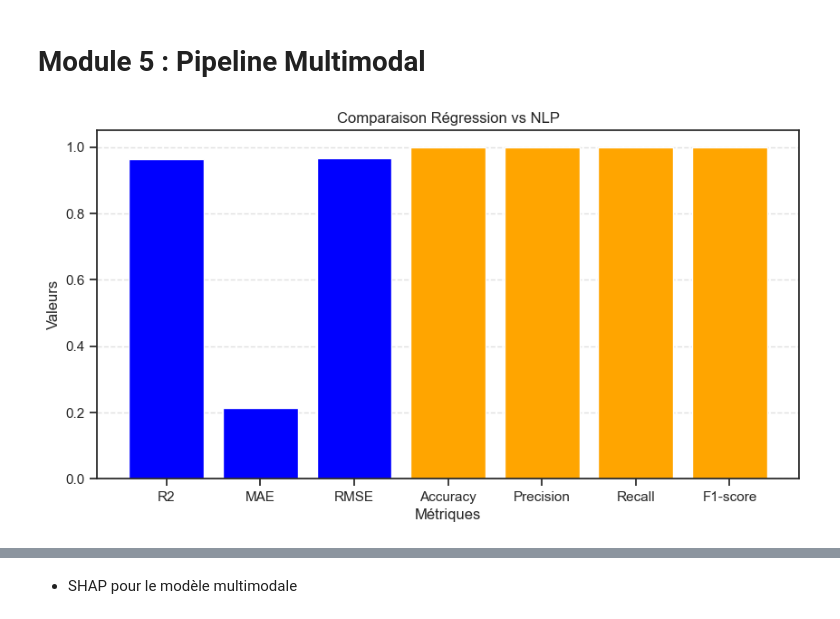
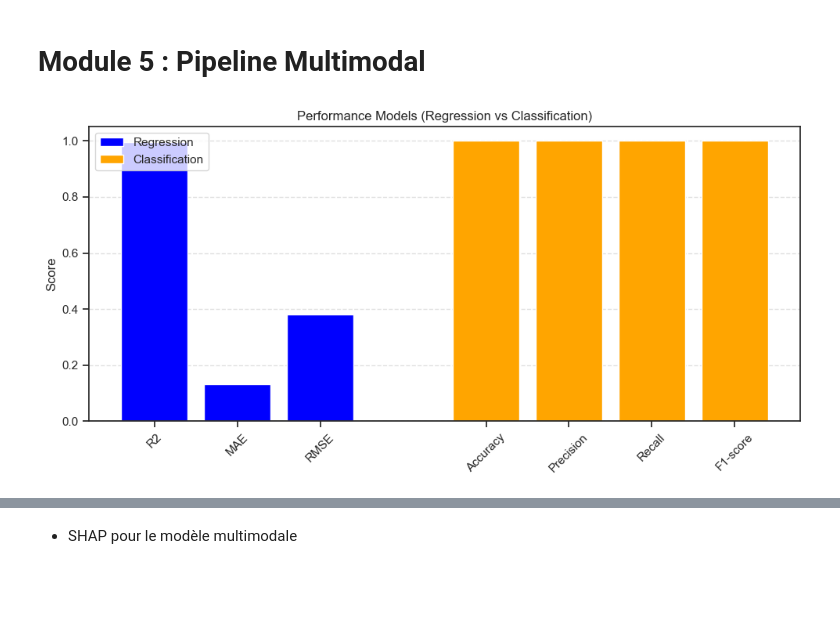
Before and after one commit to Test123599/ECOML, a Jupyter notebook: TpStandard - Copie.ipynb, the cells around one changed output, grey strips where cells are left out. Saved outputs shown, nothing was run; the diff lists cells and outputs as text; code cells hidden in the pictures; blank space fills up the shorter version.

```diff
--- a/TpStandard - Copie.ipynb
+++ b/TpStandard - Copie.ipynb
@@ -467,5 +483,5 @@ Name: count, dtype: int64
 # %%
-cols = ["Poids", "Volume", "Conductivite", "Opacite", "Prix_Revente"]
+cols = ["Conductivite", "Prix_Revente"]
 
 for col in cols:
     Q1 = df[col].quantile(0.25)
@@ -484,3 +495,21 @@ print(pourcentage)
+# %%
+import numpy as np
+
+cols = ["Poids", "Volume", "Opacite"]
+
+for col in cols:
+
+    Q1 = df[col].quantile(0.25)
+    Q3 = df[col].quantile(0.75)
+    IQR = Q3 - Q1
+
+    lower = Q1 - 1.5 * IQR
+    upper = Q3 + 1.5 * IQR
+
+    median = df[col].median()
+
+    # remplacer outliers par la médiane
+    df.loc[(df[col] < lower) | (df[col] > upper), col] = median
 # %%
 df.Categorie.value_counts()
 # %% [output]
@@ -3425,53 +4287,52 @@ verre fragile utilisé pour les fenêtres => Verre
 # %%
 import matplotlib.pyplot as plt
 import numpy as np
 from sklearn.metrics import r2_score, mean_absolute_error, mean_squared_error
 from sklearn.metrics import accuracy_score, precision_score, recall_score, f1_score
 
 # ===============================
-# 1) Metrics
+# 1) REGRESSION METRICS
 # ===============================
-
-# Régression
-reg_metrics = {
-    "R2": r2_score(y_test_reg, y_pred_cat),
-    "MAE": mean_absolute_error(y_test_reg, y_pred_cat),
-    "RMSE": np.sqrt(mean_squared_error(y_test_reg, y_pred_cat))
-}
-
-# NLP
-nlp_metrics = {
-    "Accuracy": accuracy_score(y_test, y_pred_final),
-    "Precision": precision_score(y_test, y_pred_final, average="weighted", zero_division=0),
-    "Recall": recall_score(y_test, y_pred_final, average="weighted", zero_division=0),
-    "F1-score": f1_score(y_test, y_pred_final, average="weighted", zero_division=0)
-}
+reg_labels = ["R2", "MAE", "RMSE"]
+reg_values = [
+    r2_score(y_test_reg, y_pred_cat),
+    mean_absolute_error(y_test_reg, y_pred_cat),
+    np.sqrt(mean_squared_error(y_test_reg, y_pred_cat))
+]
 
 # ===============================
-# 2) Fusion des données
+# 2) CLASSIFICATION METRICS
 # ===============================
-
-labels = list(reg_metrics.keys()) + list(nlp_metrics.keys())
-values = list(reg_metrics.values()) + list(nlp_metrics.values())
-
-colors = ["blue"] * len(reg_metrics) + ["orange"] * len(nlp_metrics)
+clf_labels = ["Accuracy", "Precision", "Recall", "F1-score"]
+clf_values = [
+    accuracy_score(y_test, y_pred_final),
+    precision_score(y_test, y_pred_final, average="weighted", zero_division=0),
+    recall_score(y_test, y_pred_final, average="weighted", zero_division=0),
+    f1_score(y_test, y_pred_final, average="weighted", zero_division=0)
+]
 
 # ===============================
-# 3) Graphique UNIQUE
+# 3) PLOT (2 GROUPS CLEAR)
 # ===============================
+plt.figure(figsize=(10,5))
 
-plt.figure(figsize=(10,5))
-plt.bar(labels, values, color=colors)
+x1 = np.arange(len(reg_labels))
+x2 = np.arange(len(clf_labels)) + len(reg_labels) + 1
 
-plt.title("Comparaison Régression vs NLP")
-plt.xlabel("Métriques")
-plt.ylabel("Valeurs")
+plt.bar(x1, reg_values, color="blue", label="Regression")
+plt.bar(x2, clf_values, color="orange", label="Classification")
 
+plt.xticks(list(x1) + list(x2), reg_labels + clf_labels, rotation=45)
+
+plt.title("Performance Models (Regression vs Classification)")
+plt.ylabel("Score")
 plt.grid(axis="y", linestyle="--", alpha=0.6)
 
+plt.legend()
+plt.tight_layout()
 plt.show()
 # %% [output]
-[figure, old version]
+[figure, new version]
 # %%
 # ==============================
 # MULTIMODAL : Numérique + Texte avec CatBoost
```
Also changed, not shown: parts of 142 cells of this notebook.
